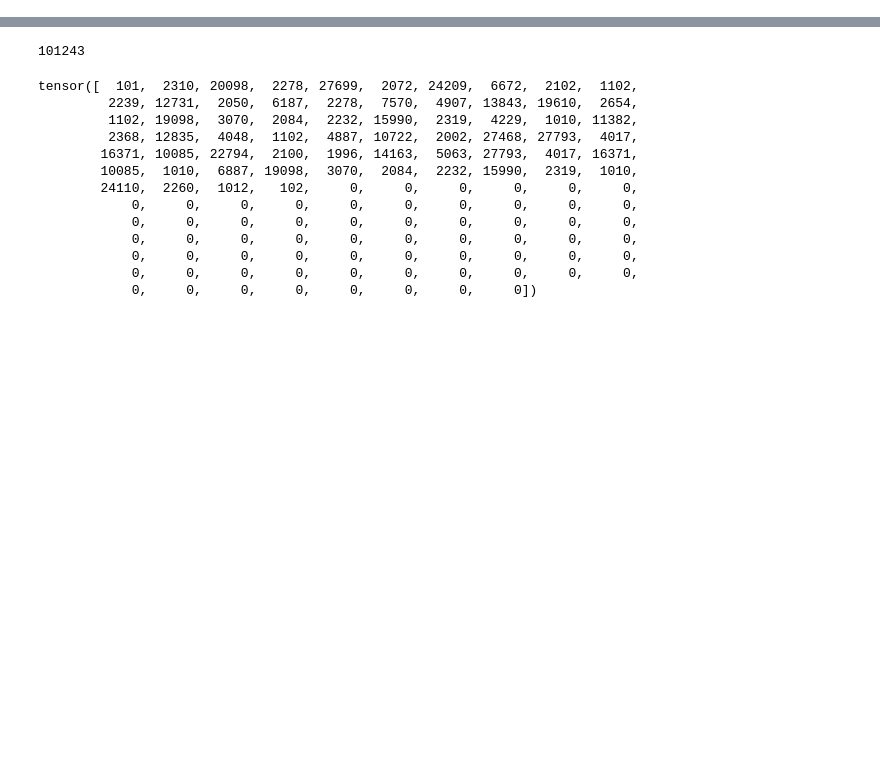
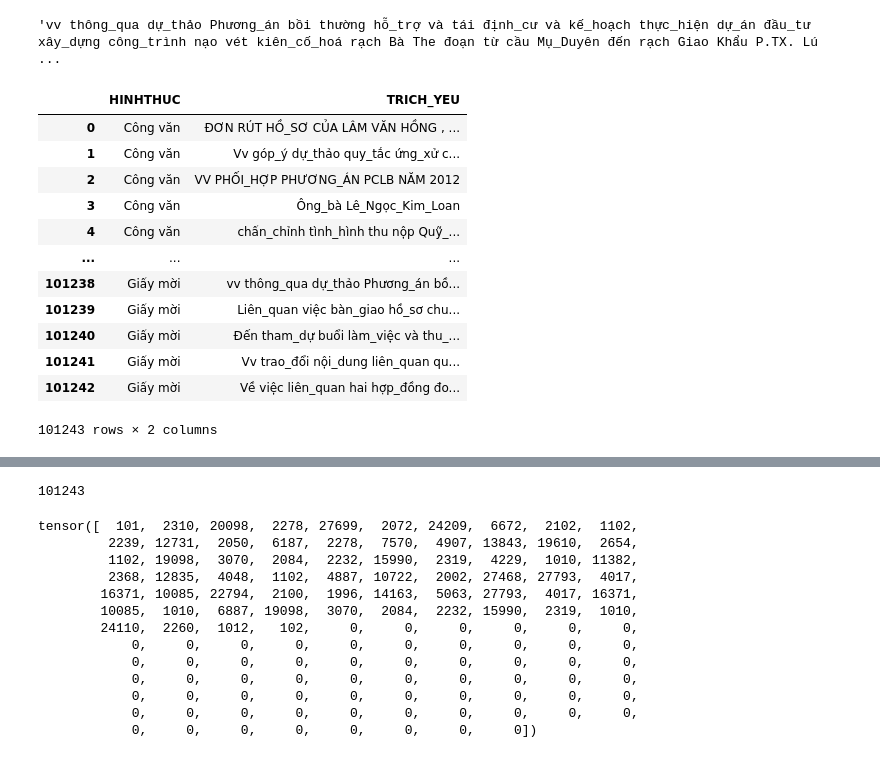
Before and after one commit to PDD0911-HCMUS/SG-Retrieval, a Jupyter notebook: khangTA/Dataset/create_data.ipynb, the cells around one changed output, grey strips where cells are left out. Drawn from its saved outputs; the diff is of its cells as text; code cells hidden in the pictures; blank space fills up the shorter version.

```diff
--- a/khangTA/Dataset/create_data.ipynb
+++ b/khangTA/Dataset/create_data.ipynb
@@ -9,0 +54,11 @@ import unicodedata
+# %%
+ht = data_frame_1['HINHTHUC']
+ty = data_frame_1['TRICH_YEU']
+
+ht_new = []
+ty_new = []
+for x, y in zip(ht, ty):
+    ht_new.append(x)
+    y = preprocess_sentence(y)
+    y = rdrsegmenter.word_segment(y)
+    ty_new.append(preprocess_sentence(y[0]))
@@ -9,0 +85,29 @@ import unicodedata
+# %%
+ty_new = [i.replace("comma", "") for i in ty_new]
+# %%
+ty_new[101238]
+# %% [output]
+'vv thông_qua dự_thảo Phương_án bồi thường hỗ_trợ và tái định_cư và kế_hoạch thực_hiện dự_án đầu_tư xây_dựng công_trình nạo vét kiên_cố_hoá rạch Bà The đoạn từ cầu Mụ_Duyên đến rạch Giao Khẩu P.TX. Lú ...
+# %%
+df = pd.DataFrame({
+    "HINHTHUC": ht_new,
+    "TRICH_YEU": ty_new
+})
+
+df.to_csv("final_seg_words.csv", index=False, encoding="utf-8-sig")
+# %%
+df
+# %% [output]
+|  | HINHTHUC | TRICH_YEU |
+| 0 | Công văn | ĐƠN RÚT HỒ_SƠ CỦA LÂM VĂN HỒNG , ... |
+| 1 | Công văn | Vv góp_ý dự_thảo quy_tắc ứng_xử c... |
+| 2 | Công văn | VV PHỐI_HỢP PHƯƠNG_ÁN PCLB NĂM 2012 |
+| 3 | Công văn | Ông_bà Lê_Ngọc_Kim_Loan |
+| 4 | Công văn | chấn_chỉnh tình_hình thu nộp Quỹ_... |
+| ... | ... | ... |
+| 101238 | Giấy mời | vv thông_qua dự_thảo Phương_án bồ... |
+| 101239 | Giấy mời | Liên_quan việc bàn_giao hồ_sơ chu... |
+| 101240 | Giấy mời | Đến tham_dự buổi làm_việc và thu_... |
+| 101241 | Giấy mời | Vv trao_đổi nội_dung liên_quan qu... |
+| 101242 | Giấy mời | Về việc liên_quan hai hợp_đồng đo... |
+101243 rows × 2 columns
```
Also changed, not shown: parts of 10 cells of this notebook, 16 other files.
